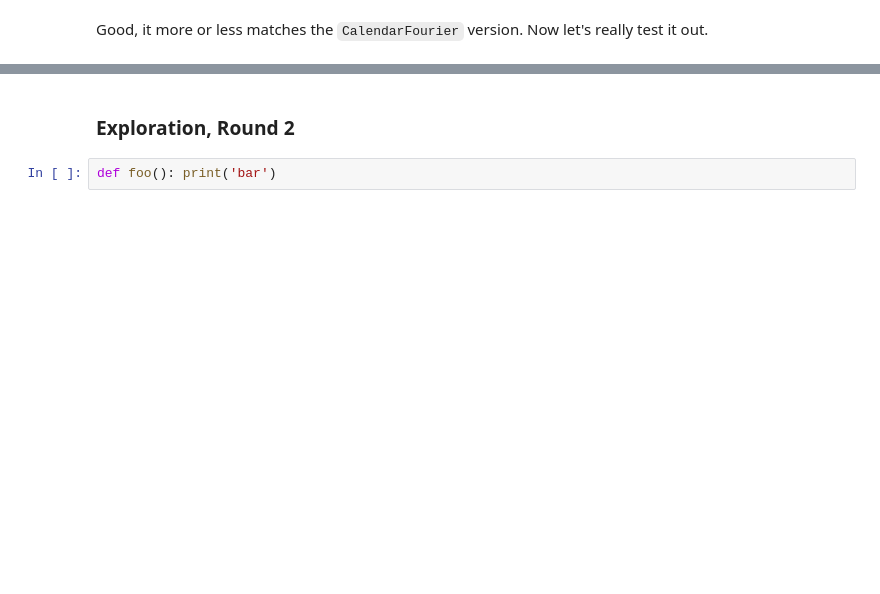
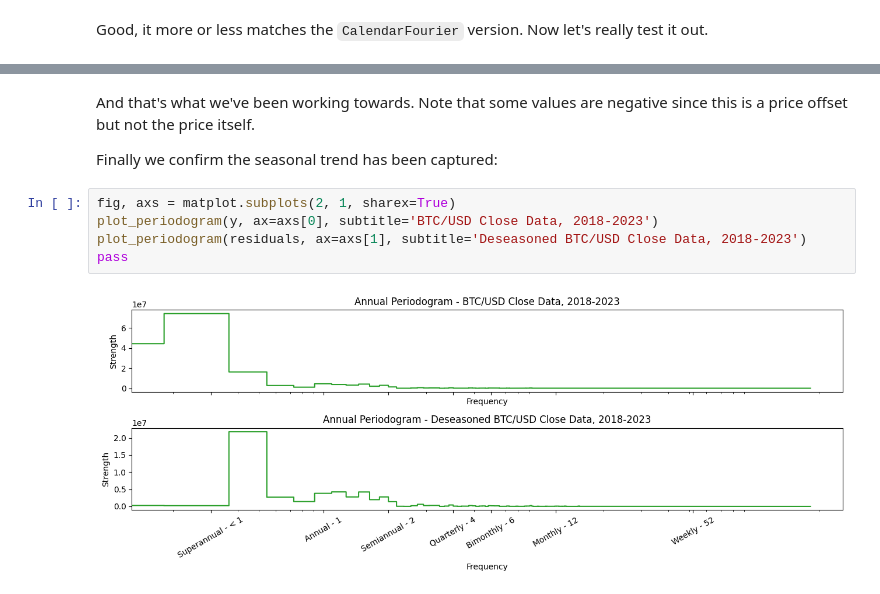
Before and after one commit to whitgroves/fintech-bootcamp-at-home, a Jupyter notebook: project-4-stock-predictor.ipynb, the cells around one changed output, grey strips where cells are left out. Saved outputs shown, nothing was run; the diff lists cells and outputs as text; blank space fills up the shorter version.

Commit message:
project 4, round 2

```diff
--- a/project-4-stock-predictor.ipynb
+++ b/project-4-stock-predictor.ipynb
@@ -381,4 +381,11 @@ pass
-# %% [markdown]
-### Exploration, Round 2
-# %%
-def foo(): print('bar')
+# %% [markdown]
+And that's what we've been working towards. Note that some values are negative since this is a price offset but not the price itself.
+
+Finally we confirm the seasonal trend has been captured:
+# %%
+fig, axs = matplot.subplots(2, 1, sharex=True)
+plot_periodogram(y, ax=axs[0], subtitle='BTC/USD Close Data, 2018-2023')
+plot_periodogram(residuals, ax=axs[1], subtitle='Deseasoned BTC/USD Close Data, 2018-2023')
+pass
+# %% [output]
+[figure, added]
```
Also changed, not shown: parts of 25 cells of this notebook.
